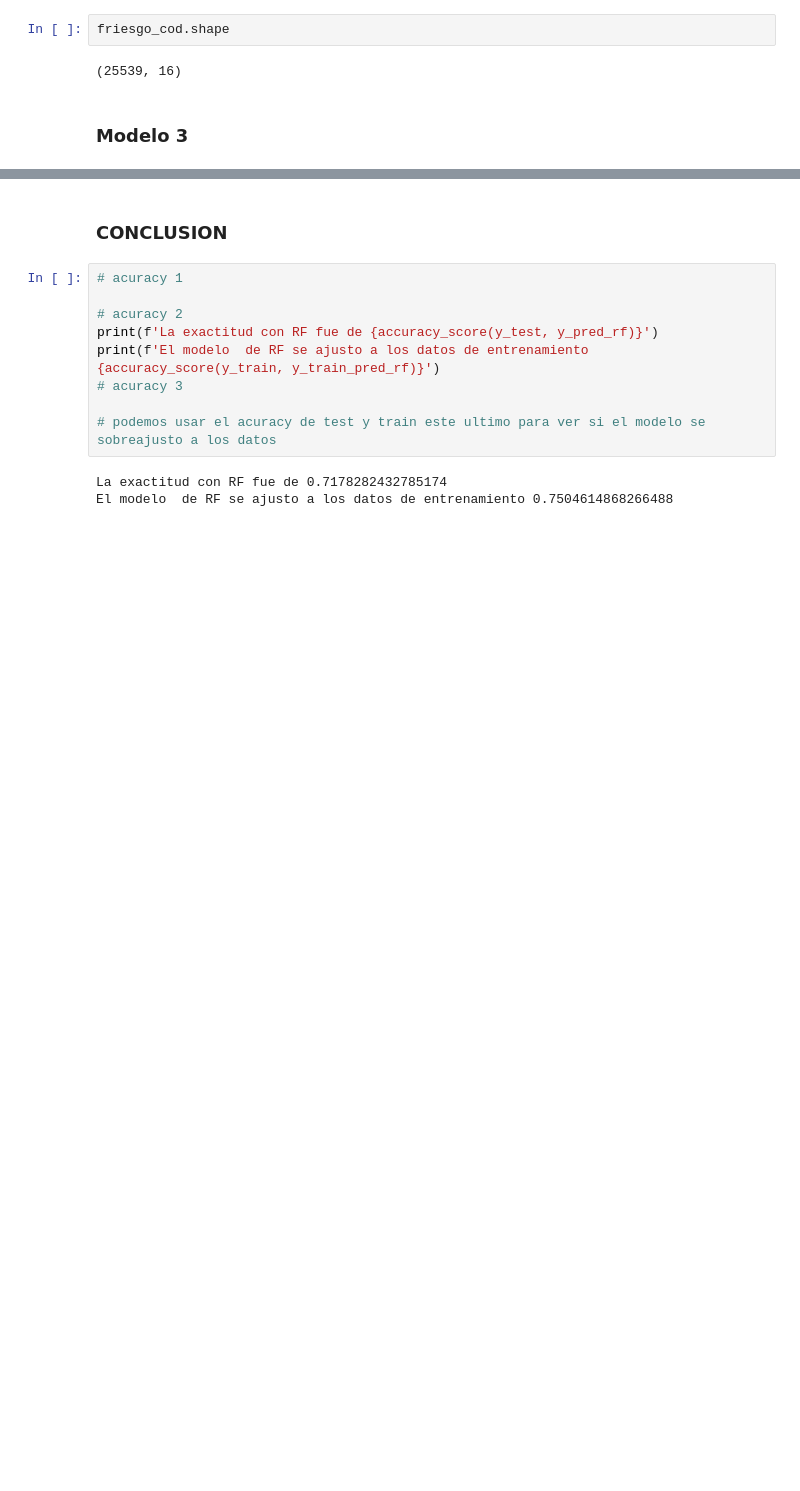
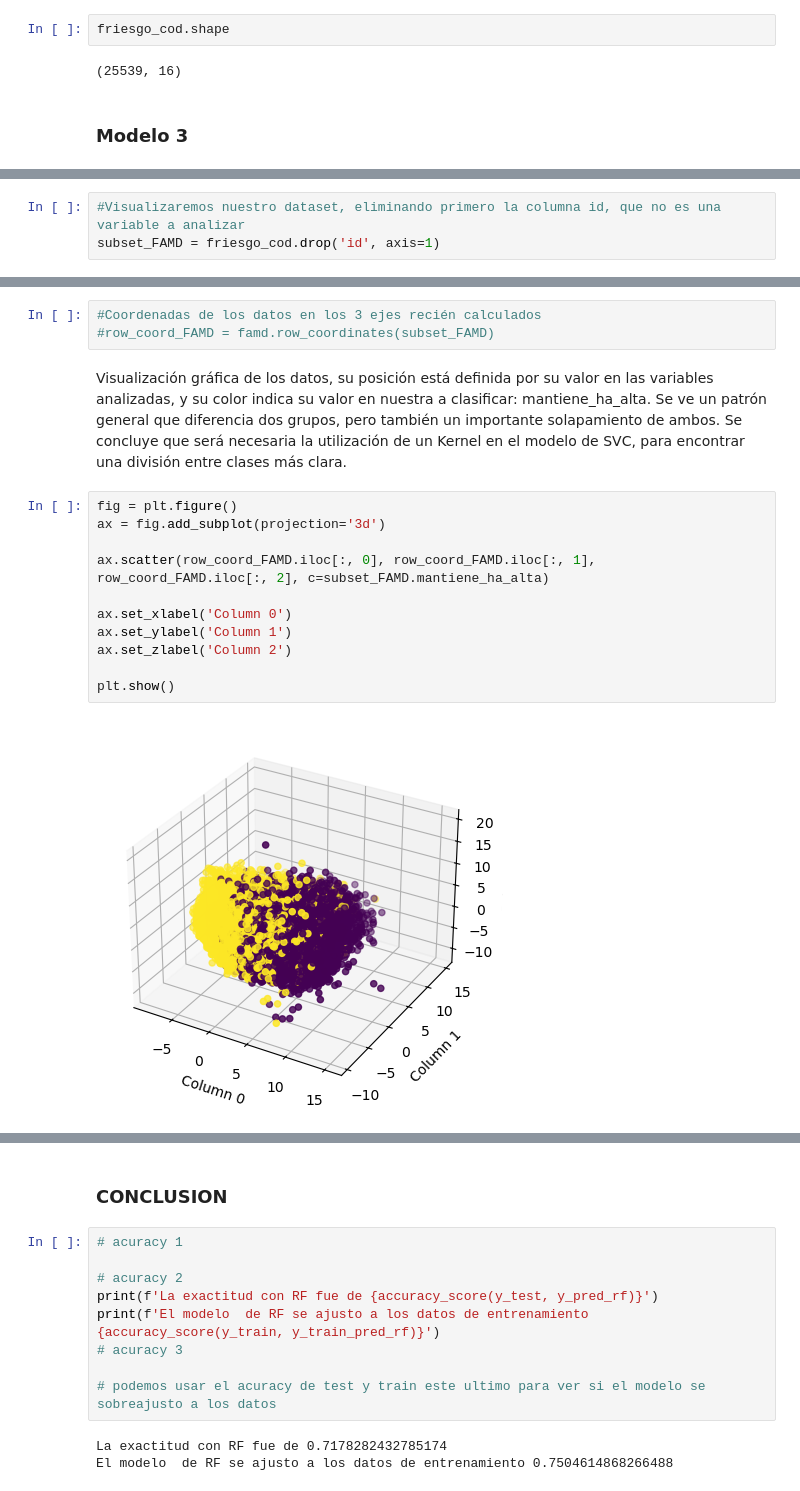
Before and after one commit to Data-Science-YPF/factores_riesgo, a Jupyter notebook: ModelosClasificacion.ipynb, the cells around one changed output, grey strips where cells are left out. Cells and saved outputs as stored; diff of their text form; blank space fills up the shorter version.

```diff
--- a/ModelosClasificacion.ipynb
+++ b/ModelosClasificacion.ipynb
@@ -472,0 +517,3 @@ friesgo_cod.shape
+# %%
+#Visualizaremos nuestro dataset, eliminando primero la columna id, que no es una variable a analizar
+subset_FAMD = friesgo_cod.drop('id', axis=1)
@@ -472,0 +560,20 @@ friesgo_cod.shape
+# %%
+#Coordenadas de los datos en los 3 ejes recién calculados
+#row_coord_FAMD = famd.row_coordinates(subset_FAMD)
+# %% [markdown]
+Visualización gráfica de los datos, su posición está definida por su valor en las variables analizadas, y su color indica su valor en nuestra a clasificar: mantiene_ha_alta.
+Se ve un patrón general que diferencia dos grupos, pero también un importante solapamiento de ambos.
+Se concluye que será necesaria la utilización de un Kernel en el modelo de SVC, para encontrar una división entre clases más clara.
+# %%
+fig = plt.figure()
+ax = fig.add_subplot(projection='3d')
+
+ax.scatter(row_coord_FAMD.iloc[:, 0], row_coord_FAMD.iloc[:, 1], row_coord_FAMD.iloc[:, 2], c=subset_FAMD.mantiene_ha_alta)
+
+ax.set_xlabel('Column 0')
+ax.set_ylabel('Column 1')
+ax.set_zlabel('Column 2')
+
+plt.show()
+# %% [output]
+[figure, added]
```
Also changed, not shown: parts of 33 cells of this notebook.
